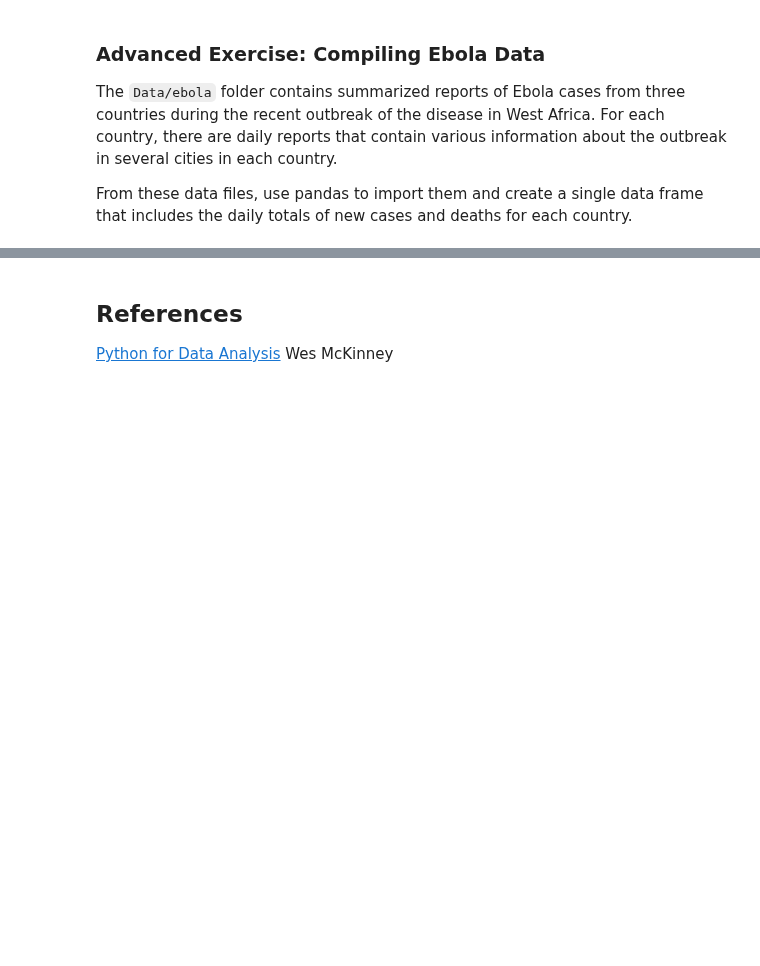
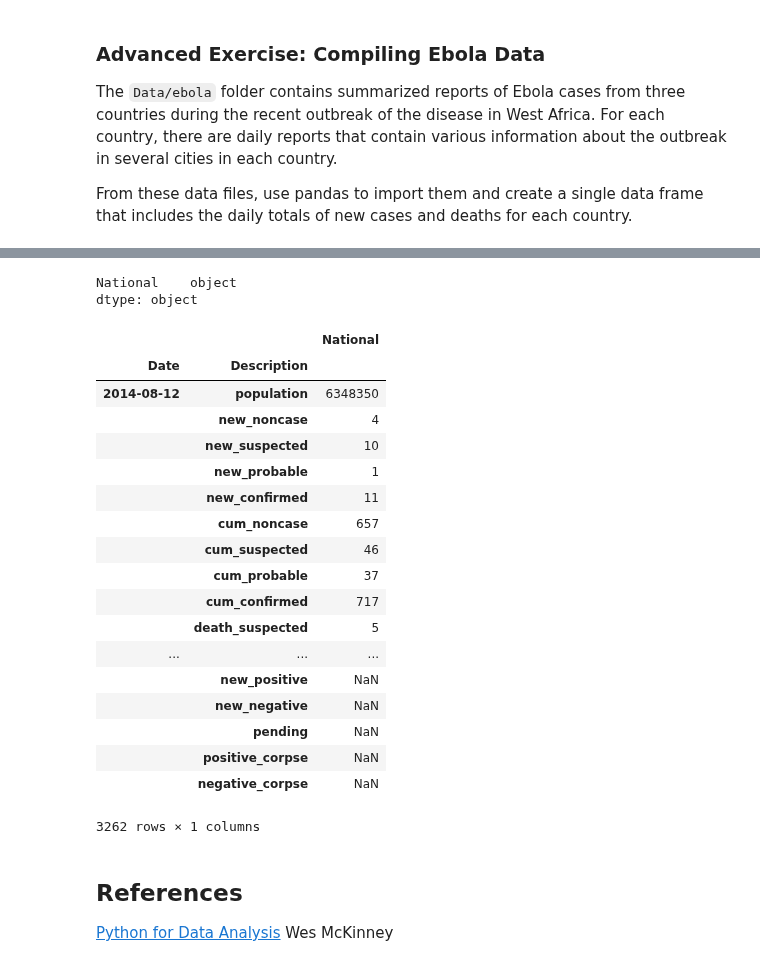
Before and after one commit to PaluchowskiMatthew/ADA-Kepler, a Jupyter notebook: 02 - Intro to Pandas/Intro to Pandas.ipynb, the cells around one changed output, grey strips where cells are left out. Drawn from its saved outputs; the diff is of its cells as text; code cells hidden in the pictures; blank space fills up the shorter version.

```diff
--- a/02 - Intro to Pandas/Intro to Pandas.ipynb
+++ b/02 - Intro to Pandas/Intro to Pandas.ipynb
@@ -2134,3 +2234,29 @@ From these data files, use pandas to import them and create a single data frame
+# %%
+sl_df.index.names = ['Date', 'Description']
+print(sl_df.dtypes)
+sl_df
+# %% [output]
+National    object
+dtype: object
+|  |  | National |
+| Date | Description |  |
+| 2014-08-12 | population | 6348350 |
+|  | new_noncase | 4 |
+|  | new_suspected | 10 |
+|  | new_probable | 1 |
+|  | new_confirmed | 11 |
+|  | cum_noncase | 657 |
+|  | cum_suspected | 46 |
+|  | cum_probable | 37 |
+|  | cum_confirmed | 717 |
+|  | death_suspected | 5 |
+| ... | ... | ... |
+|  | new_positive | NaN |
+|  | new_negative | NaN |
+|  | pending | NaN |
+|  | positive_corpse | NaN |
+|  | negative_corpse | NaN |
+3262 rows × 1 columns
 # %% [markdown]
 ## References
 
```
Also changed, not shown: parts of 6 cells of this notebook, 2 other files.
